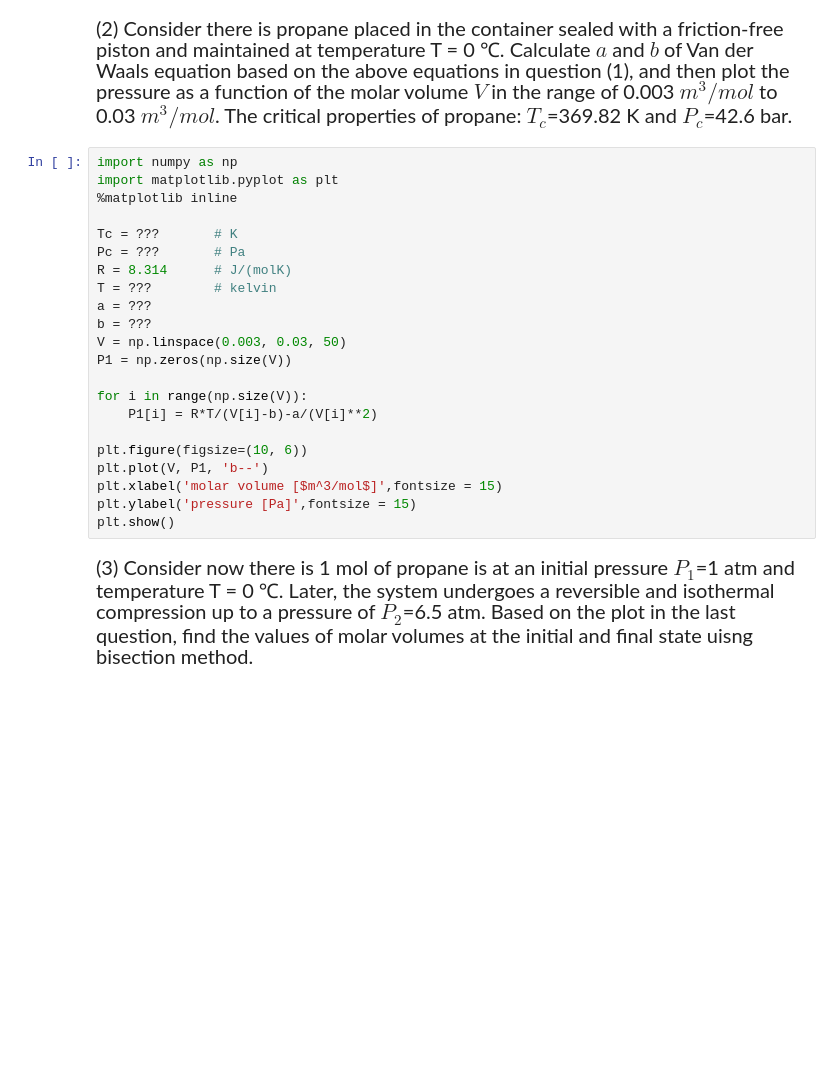
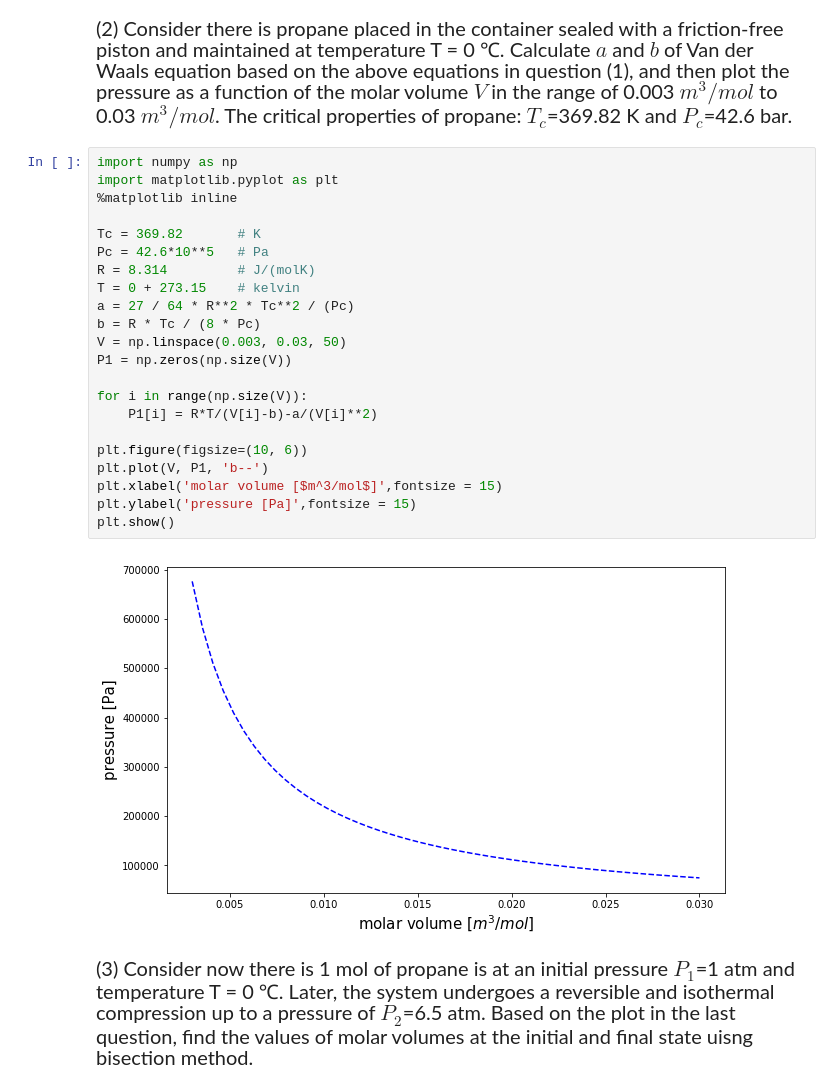
Before and after one commit to XiaomingTian-1/Physics-for-Geosystems-course, a Jupyter notebook: homework3/flash.ipynb, the cells around one changed output. Drawn from its saved outputs; the diff is of its cells as text; blank space fills up the shorter version.

```diff
--- a/homework3/flash.ipynb
+++ b/homework3/flash.ipynb
@@ -20,25 +20,27 @@ $a=\frac{27}{64}\frac{{(RT_c)}^2}{p_c}$,   $b=\frac{RT_c}{8p_c}$
 # %%
 import numpy as np
 import matplotlib.pyplot as plt
 %matplotlib inline
 
-Tc = ???       # K
-Pc = ???       # Pa
-R = 8.314      # J/(molK)
-T = ???        # kelvin
-a = ???
-b = ???
+Tc = 369.82       # K
+Pc = 42.6*10**5   # Pa
+R = 8.314         # J/(molK)
+T = 0 + 273.15    # kelvin
+a = 27 / 64 * R**2 * Tc**2 / (Pc)
+b = R * Tc / (8 * Pc)
 V = np.linspace(0.003, 0.03, 50)
 P1 = np.zeros(np.size(V))
 
 for i in range(np.size(V)):
     P1[i] = R*T/(V[i]-b)-a/(V[i]**2)
 
 plt.figure(figsize=(10, 6))
 plt.plot(V, P1, 'b--')
 plt.xlabel('molar volume [$m^3/mol$]',fontsize = 15)
 plt.ylabel('pressure [Pa]',fontsize = 15)
 plt.show()
+# %% [output]
+[figure, added]
 # %% [markdown]
 <div style="font-size: 20px">
 (3) Consider now there is 1 mol of propane is at an initial pressure $P_1$=1 atm and temperature T = 0 ℃. Later, the system undergoes a reversible and isothermal compression up to a pressure of $P_2$=6.5 atm. Based on the plot in the last question, find the values of molar volumes at the initial and final state uisng bisection method.
```
Also changed, not shown: parts of 3 cells of this notebook, 1 other file.
